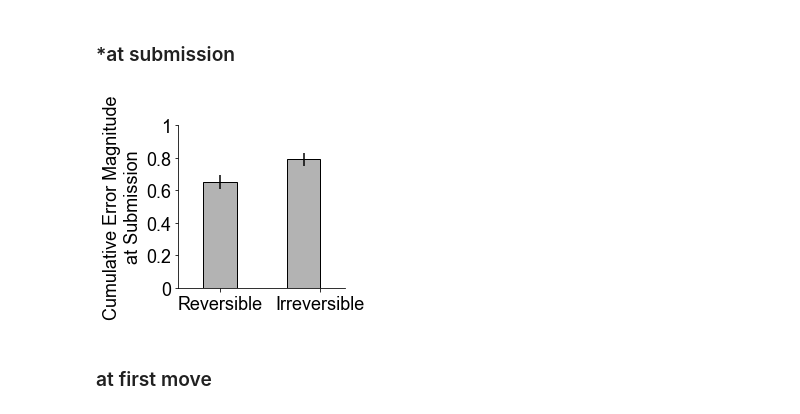
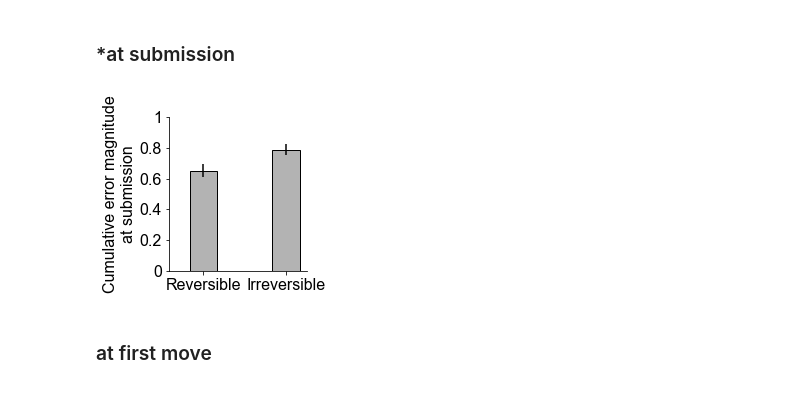
Before and after one commit to sherrybao222/Road_Construction, a Jupyter notebook: analysis/final_analysis/figure_dk_20250125.ipynb, the cells around one changed output. Drawn from its saved outputs; the diff is of its cells as text; code cells hidden in the pictures.

Commit message:
update plots

```diff
--- a/analysis/final_analysis/figure_dk_20250125.ipynb
+++ b/analysis/final_analysis/figure_dk_20250125.ipynb
@@ -203,7 +203,7 @@ fig1a_data = {}
 fig, ax = plt.subplots(figsize=(3,3))
 
 mpl.rcParams['font.family'] = 'Arial'
-mpl.rcParams['font.size'] = 15
+mpl.rcParams.update({'font.size': font_size})
 
 # plo the map
 for i in range(len(TS['xy'])):
@@ -232,6 +232,6 @@ ax.set_yticks([])
 ax.set_aspect('equal')
 
 fig1a_data['0'] = {'x': TS['xy'][0][0], 'y': TS['xy'][0][1]}
-
+plt.tight_layout()
 plt.savefig(out_dir + 'do_0' + save_mode, bbox_inches='tight', pad_inches=0.1)
 # %% [output]
@@ -240,7 +240,7 @@ plt.savefig(out_dir + 'do_0' + save_mode, bbox_inches='tight', pad_inches=0.1)
 # figure that shows how do improves for greedy policy by gradients of red colors that shows how they improved from start to the end
 %matplotlib inline
 fig, ax = plt.subplots(figsize=(3,3))
-
+mpl.rcParams.update({'font.size': font_size})
 # mpl.rcParams['font.family'] = 'Arial'
 # mpl.rcParams['font.size'] = 15
 
@@ -312,7 +312,7 @@ for i in range(len(first_do_remaining)-1):
 # figure that shows how do improves for greedy policy by gradients of red colors that shows how they improved from start to the end
 %matplotlib inline
 fig, ax = plt.subplots(figsize=(3,3))
-
+mpl.rcParams.update({'font.size': font_size})
 # mpl.rcParams['font.family'] = 'Arial'
 # mpl.rcParams['font.size'] = 15
 
@@ -507,7 +507,8 @@ plt.savefig(out_dir + 'submit_2' + save_mode, bbox_inches='tight', pad_inches=0.
 # combine the figures above to make a single figure
 # load fig from fig1a_data and plot on the first subplot in 5 columns
 %matplotlib inline
-fig, ax = plt.subplots(figsize=(14,3), ncols=6)
+fig, ax = plt.subplots(figsize=(12,3), ncols=5)
+mpl.rcParams.update({'font.size': font_size})
 # tight layout with no gap between the subplots AND no space around the figure
 plt.tight_layout()
 plt.subplots_adjust(wspace=0, hspace=0)
@@ -523,7 +524,7 @@ for i in range(5):
 
     for j in range(len(TS['xy'])):
         ax[i].scatter(TS['xy'][j][0], TS['xy'][j][1], color='black', s=20)
-    ax[i].annotate('Start', (TS['xy'][0][0]+20, TS['xy'][0][1]-20), fontsize=18, c='k')
+    ax[i].annotate('Start', (TS['xy'][0][0]+20, TS['xy'][0][1]-20), fontsize=14, c='k')
 
     # check if fig1a_data has colors as key
     if 'colors' in fig1a_data[str(i)].keys():
@@ -558,11 +559,9 @@ for i in range(5):
     # for spine in ax[i].spines.values():
         # spine.set_visible(False)
 
-
-
     # x lim y lim
-    ax[i].set_xlim([-160, 160])
-    ax[i].set_ylim([-170, 150])
+    ax[i].set_xlim([-200, 200])
+    ax[i].set_ylim([-200, 200])
 
     # x ticks and y ticks
     ax[i].set_xticks([])
@@ -571,7 +570,7 @@ for i in range(5):
     # make axis equal
     ax[i].set_aspect('equal')
 
-ax[5].set_position([0.89, 0.05, 0.2, 0.85])
+# ax[5].set_position([0.89, 0.05, 0.2, 0.85])
 
 plt.savefig(out_dir + 'do_submit' + save_mode, bbox_inches='tight', pad_inches=0.1)
 # %% [output]
@@ -867,37 +865,38 @@ plt.rcParams.update({'font.size': font_size})
 
 
 plt.bar(1, np.mean(cum_error_UA_UNA[:,0]), yerr=np.std(cum_error_UA_UNA[:,0])/np.sqrt(100), color='0.7', edgecolor = 'k', width=0.4)
-plt.bar(2, np.mean(cum_error_UA_UNA[:,1]), yerr=np.std(cum_error_UA_UNA[:,1])/np.sqrt(100), color='0.7', edgecolor = 'k', width=0.4)
+plt.bar(2.2, np.mean(cum_error_UA_UNA[:,1]), yerr=np.std(cum_error_UA_UNA[:,1])/np.sqrt(100), color='0.7', edgecolor = 'k', width=0.4)
 
 # plt.bar([0,1], np.mean(greedy_action, axis=0), yerr=np.std(greedy_action, axis=0)/np.sqrt(100),color=[.7,.7,.7], edgecolor = 'k',)
 plt.xticks([1,2.2], ['Reversible', 'Irreversible'])
+
 plt.xlim([0.5,2.5])
 # figure title with the fontsize=9
 # plt.title('Greedy move on the first action', fontsize=11)
 
 plt.ylim([0,0.9])
 plt.yticks(np.arange(0,1.2,0.2), ['0','0.2','0.4','0.6','0.8','1'])
 
 sns.despine()
-
+plt.tight_layout()
 # y axis p(greedy choice) of the first move
-plt.ylabel('Cumulative Error Magnitude\nat Submission')
+plt.ylabel('Cumulative error magnitude\nat submission')
 plt.savefig(out_dir + 'CumulativeErrorMagnitude_atsubmission' + save_mode, dpi=300, bbox_inches='tight')
 
 
 # y_max = np.mean(cum_error_UA_UNA) + 2*np.max(np.std(cum_error_UA_UNA)/np.sqrt(100))
 # y_max = np.mean(cum_error_UA_UNA) + 0.1
 # # Add the result to the bar plot
 # result = wilcoxon(cum_error_UA_UNA[:,0], cum_error_UA_UNA[:,1])
 # result1 = 'p=' + '{:02f}'.format(result.pvalue)
 # # plt.text(1.5, y_max, result1, ha='center')
 
 # # Redraw the figure
 # fig.canvas.draw()
 
 # plt.savefig(out_dir + 'CumulativeErrorMagnitude_atsubmission_pval.png', dpi=300, bbox_inches='tight')
 # %% [output]
-[figure, old version]
+[figure, new version]
 # %% [markdown]
 ### at first move
 # %% [raw]
```
Also changed, not shown: parts of 8 cells of this notebook, 10 other files.
